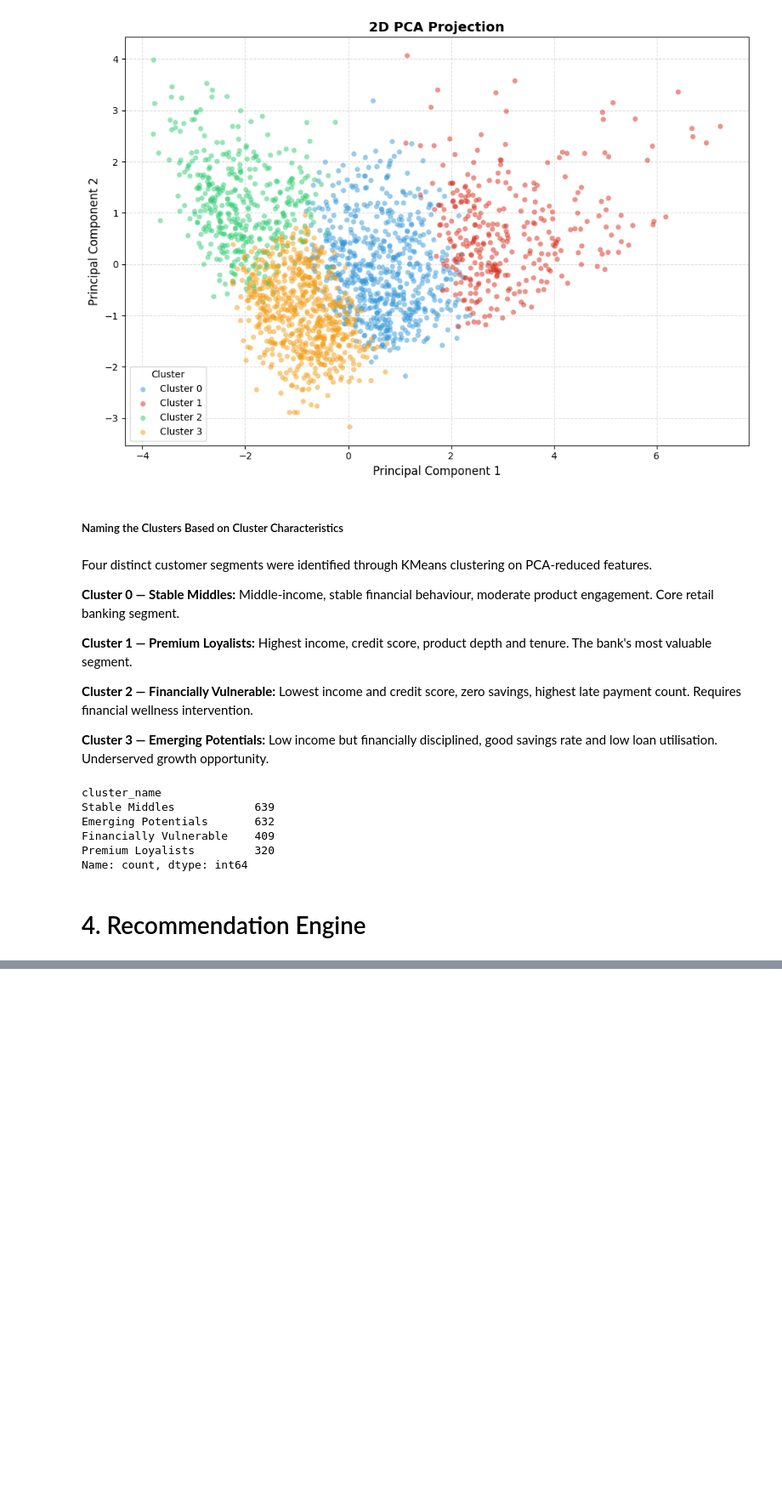
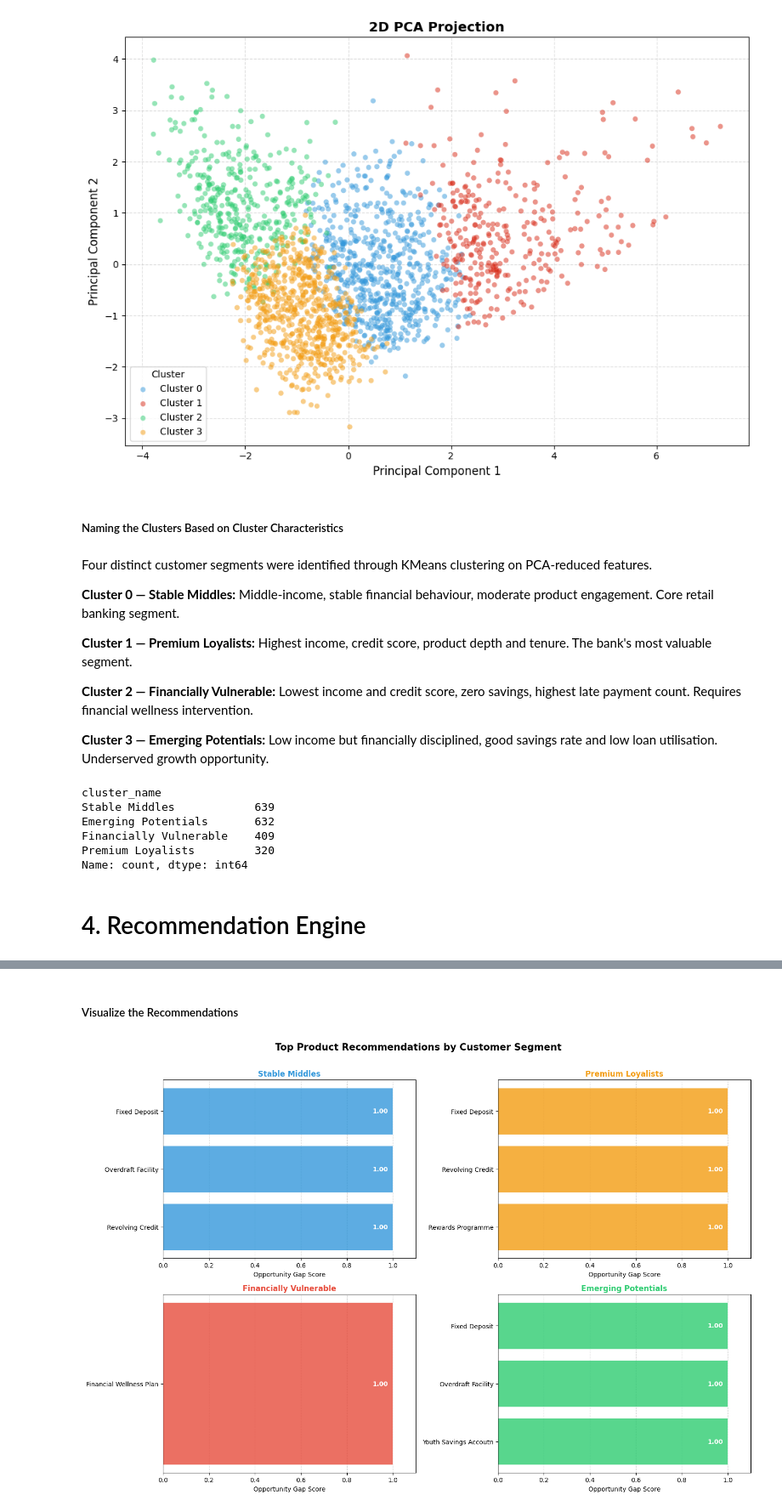
Before and after one commit to MukundiRams/customer-intelligence, a Jupyter notebook: retail-core.ipynb, the cells around one changed output, grey strips where cells are left out. Shown at 85% size. Cells and saved outputs as stored; diff of their text form; code cells hidden in the pictures; blank space fills up the shorter version.

Commit message:
built the recommendation engine, and customer cluster prediction model

```diff
--- a/retail-core.ipynb
+++ b/retail-core.ipynb
@@ -1195,0 +1290,17 @@ Name: count, dtype: int64
+# %%
+# compute ownership rates for products that exist in the data, by cluster
+tracked_products = {
+    name: details for name, details in product_catalogue.items()
+    if details['existing_column'] is not None
+}
+
+# ownership rate table
+ownership_rates = {}
+for product_name, details in tracked_products.items():
+    col = details['existing_column']
+    rates = df.groupby('cluster_name')[col].mean().mul(100).round(1)
+    ownership_rates[product_name] = rates
+
+ownership_df = pd.DataFrame(ownership_rates)
+print("\nProduct Ownership Rates by Cluster (%):")
+print(ownership_df.to_string())
@@ -1195,0 +1442,46 @@ Name: count, dtype: int64
+# %% [markdown]
+##### Visualize the Recommendations
+# %%
+fig, axes = plt.subplots(2, 2, figsize=(15, 10))
+axes = axes.flatten()
+
+cluster_colors = {
+    "Stable Middles":        "#3498db",
+    "Premium Loyalists":     "#f39c12",
+    "Financially Vulnerable":"#e74c3c",
+    "Emerging Potentials":   "#2ecc71"
+}
+
+for idx, (cluster_name, recs) in enumerate(cluster_recommendations.items()):
+    products    = [r['product'] for r in recs]
+    gap_scores  = [r['gap_score'] for r in recs]
+    color       = cluster_colors[cluster_name]
+
+    bars = axes[idx].barh(
+        products, gap_scores,
+        color=color, alpha=0.8, edgecolor='white', linewidth=0.5
+    )
+
+    # Add gap score labels on bars
+    for bar, score in zip(bars, gap_scores):
+        axes[idx].text(
+            bar.get_width() - 0.02,
+            bar.get_y() + bar.get_height() / 2,
+            f'{score:.2f}',
+            va='center', ha='right',
+            color='white', fontweight='bold', fontsize=10
+        )
+
+    axes[idx].set_title(cluster_name, fontsize=12, fontweight='bold', color=color)
+    axes[idx].set_xlabel("Opportunity Gap Score", fontsize=10)
+    axes[idx].set_xlim(0, 1.1)
+    axes[idx].xaxis.grid(True, linestyle='--', alpha=0.5)
+    axes[idx].set_axisbelow(True)
+    axes[idx].invert_yaxis()  # Highest gap at top
+
+plt.suptitle("Top Product Recommendations by Customer Segment",
+             fontsize=15, fontweight='bold', y=1.01)
+plt.tight_layout()
+plt.show()
+# %% [output]
+[figure, added]
```
Also changed, not shown: parts of 17 cells of this notebook.
